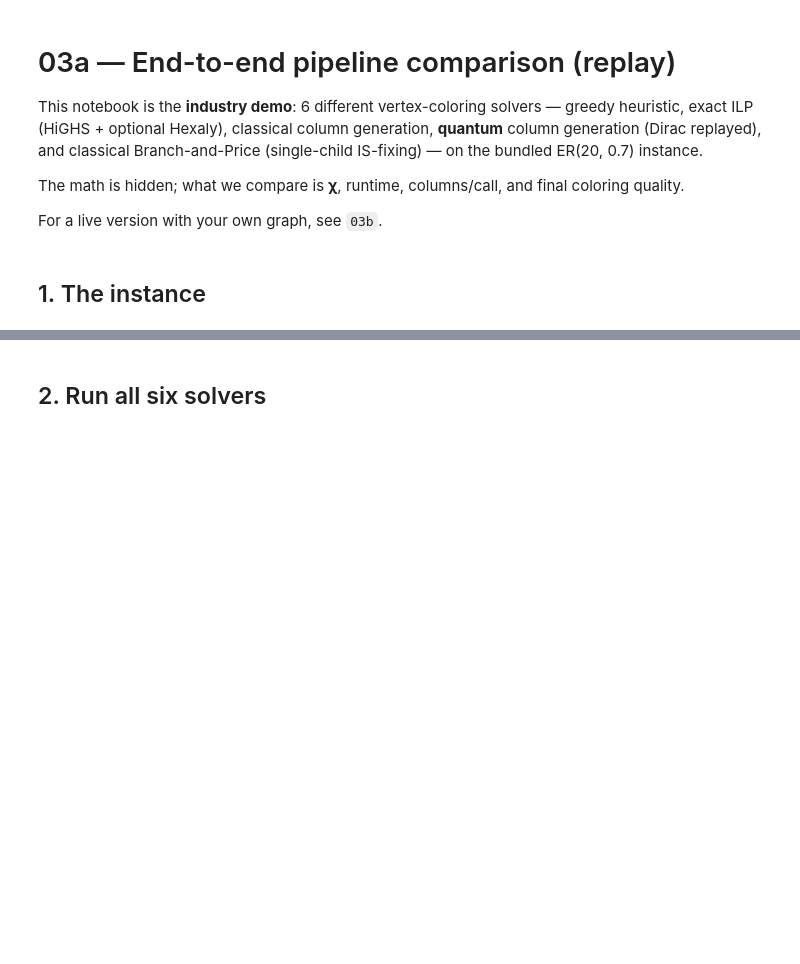
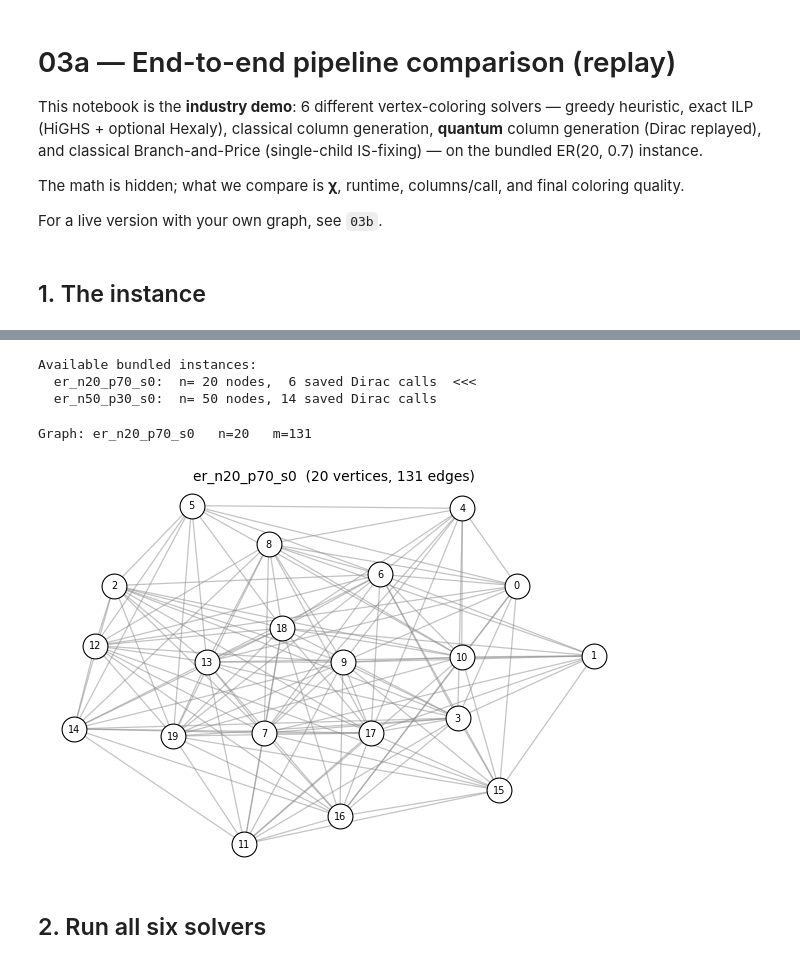
Before and after one commit to nez0b/quantum-column-generation, a Jupyter notebook: notebooks/03a_application_demo_replay.ipynb, the cells around one changed output, grey strips where cells are left out. Cells and saved outputs as stored; diff of their text form; code cells hidden in the pictures; blank space fills up the shorter version.

```diff
--- a/notebooks/03a_application_demo_replay.ipynb
+++ b/notebooks/03a_application_demo_replay.ipynb
@@ -28,13 +28,3 @@ from quantum_colgen.pricing.classical_lp import ClassicalLPPricingOracle
 from quantum_colgen.direct_ilp import solve_coloring_ilp_highs
 # %% [markdown]
 ## 1. The instance
-# %%
-psp = U.load_psp(1)
-G = U.psp_to_graph(psp)
-layout = U.psp_to_layout(psp)
-
-print(f"Graph: {psp['instance_id']}   n={psp['n']}   m={psp['m']}")
-fig, ax = plt.subplots(figsize=(5.8, 4.0), constrained_layout=True)
-U.draw_graph(ax, G, layout, node_color="white",
-             title=f"{psp['instance_id']}  ({psp['n']} vertices, {psp['m']} edges)")
-plt.show()
@@ -44,3 +42,28 @@ Graph: er_n20_p70_s0   n=20   m=131
+# %%
+# Pick a bundled replay instance
+INSTANCE = "er_n20_p70_s0"   # try "er_n50_p30_s0" for a harder graph
+
+print("Available bundled instances:")
+for iid, n, ncalls in U.list_bundled_instances():
+    marker = "<<<" if iid == INSTANCE else ""
+    print(f"  {iid}:  n={n:3d} nodes, {ncalls:2d} saved Dirac calls  {marker}")
+# %% [output]
+Available bundled instances:
+  er_n20_p70_s0:  n= 20 nodes,  6 saved Dirac calls  <<<
+  er_n50_p30_s0:  n= 50 nodes, 14 saved Dirac calls
+# %%
+# Reconstruct the graph from the bundled Dirac call records
+G, layout = U.load_bundled_instance(INSTANCE)
+
+print(f"Graph: {INSTANCE}   n={G.number_of_nodes()}   m={G.number_of_edges()}")
+fig, ax = plt.subplots(figsize=(5.8, 4.0), constrained_layout=True)
+U.draw_graph(ax, G, layout, node_color="white",
+             title=f"{INSTANCE}  ({G.number_of_nodes()} vertices, "
+                   f"{G.number_of_edges()} edges)")
+plt.show()
+# %% [output]
+Graph: er_n20_p70_s0   n=20   m=131
+[figure, added]
 # %% [markdown]
 ## 2. Run all six solvers
 # %%
```
Also changed, not shown: parts of 11 cells of this notebook, 32 other files.
